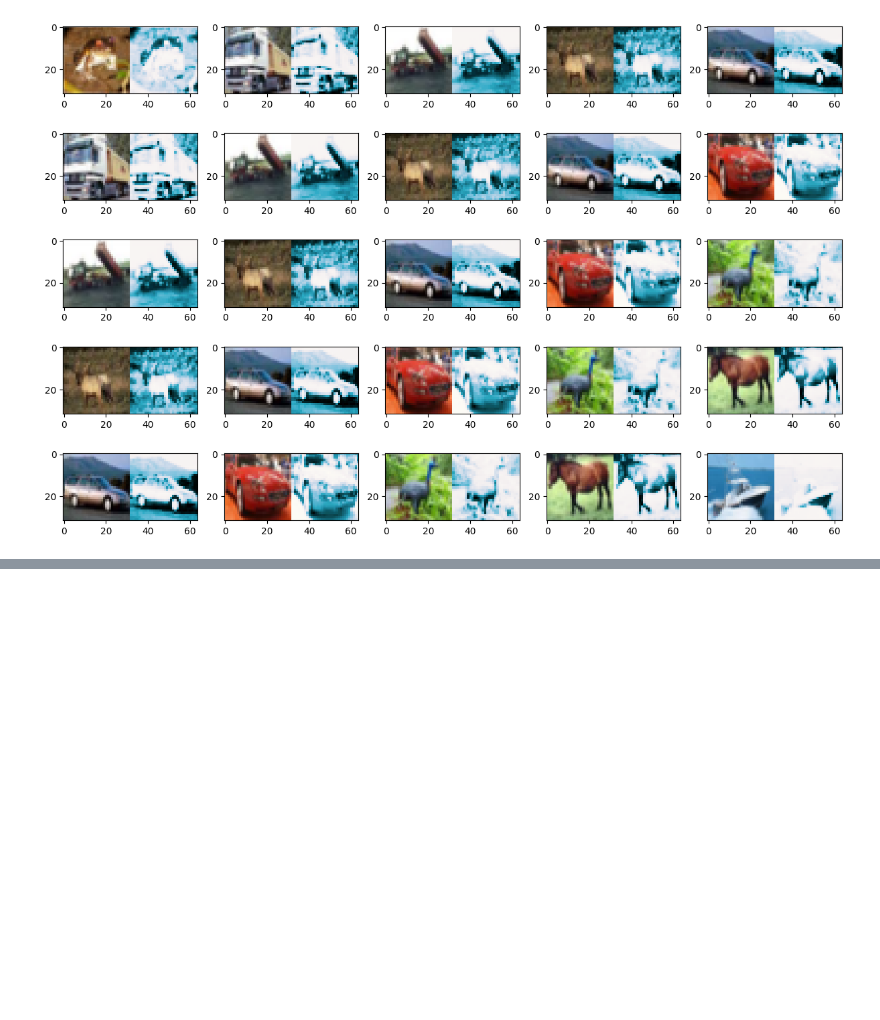
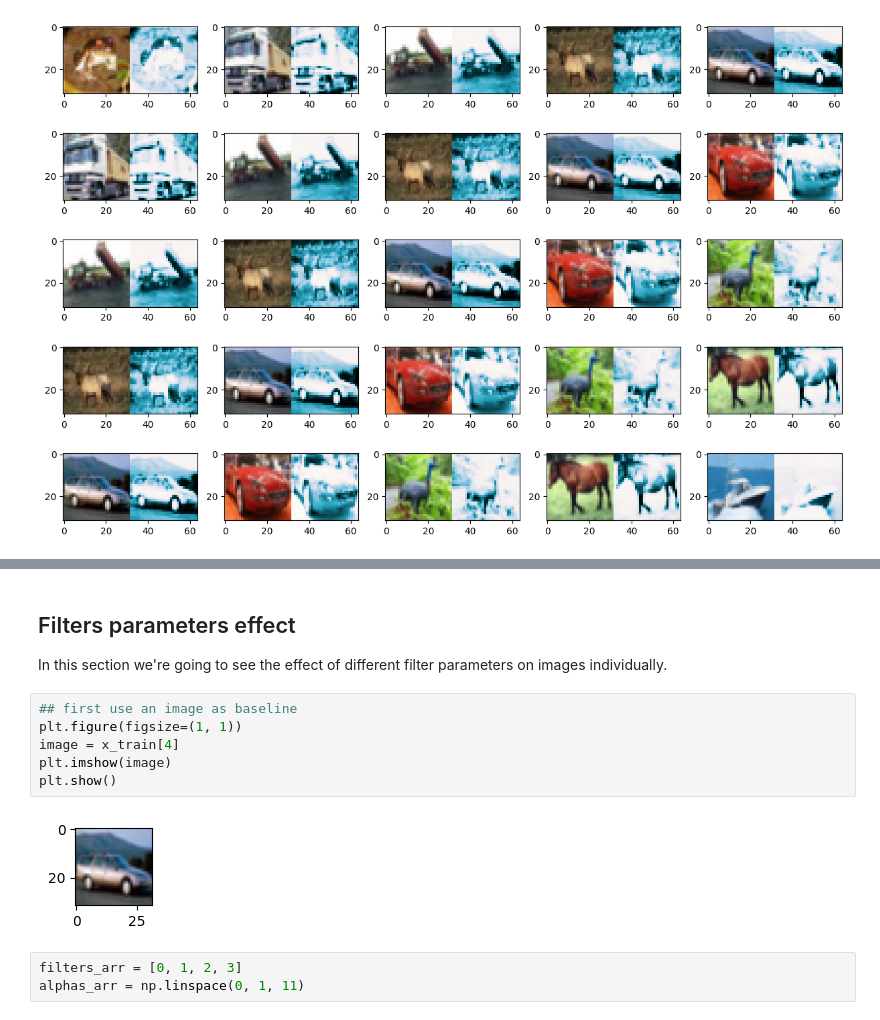
Before and after one commit to amindadgar/adversarial-attacks-using-image-filters, a Jupyter notebook: main.ipynb, the cells around one changed output, grey strips where cells are left out. Cells and saved outputs as stored; diff of their text form; blank space fills up the shorter version.

Commit message:
Added filter alpha parameter effect to notebook!

```diff
--- a/main.ipynb
+++ b/main.ipynb
@@ -193,0 +193,14 @@ plt.show()
+# %% [markdown]
+## Filters parameters effect
+In this section we're going to see the effect of different filter parameters on images individually.
+# %%
+## first use an image as baseline
+plt.figure(figsize=(1, 1))
+image = x_train[4]
+plt.imshow(image)
+plt.show()
+# %% [output]
+[figure, added]
+# %%
+filters_arr = [0, 1, 2, 3]
+alphas_arr = np.linspace(0, 1, 11)
```
Also changed, not shown: parts of 6 cells of this notebook, 1 other file.
